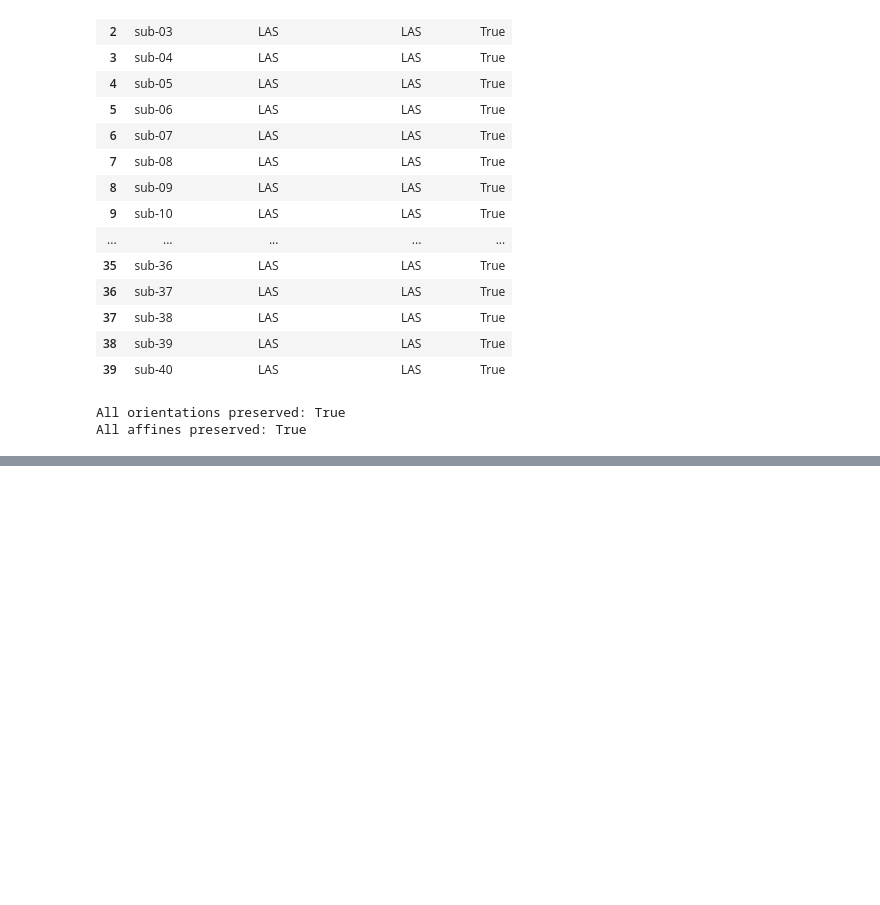
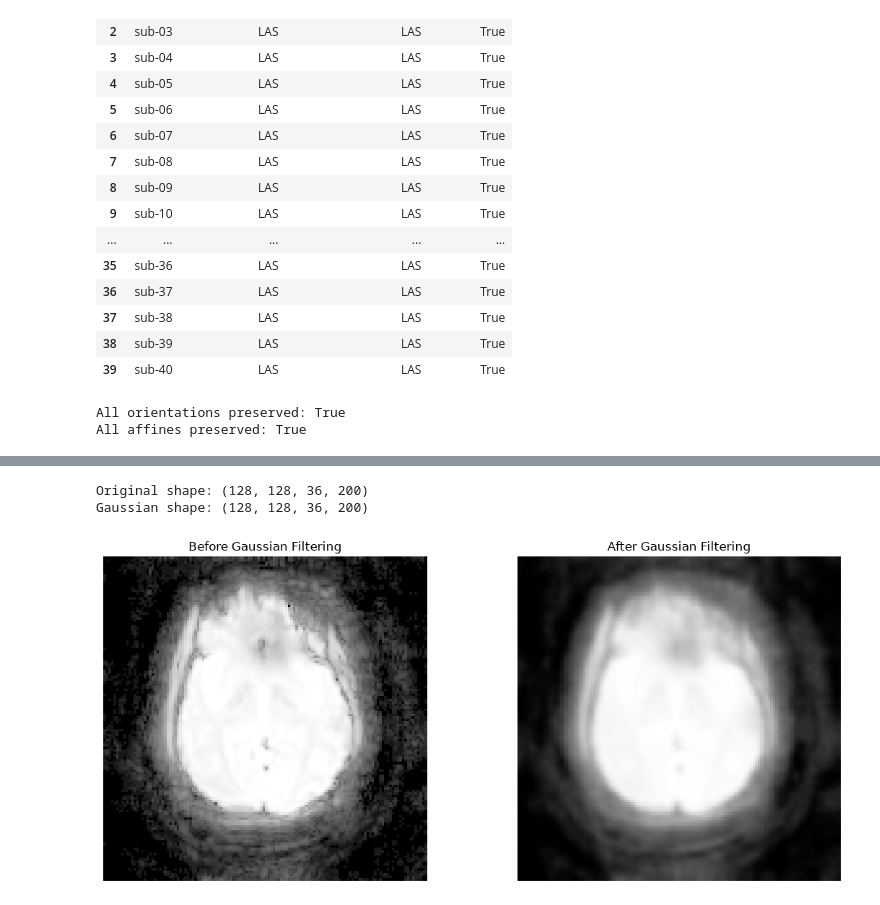
Before and after one commit to SharveshC/DIP_Capstone, a Jupyter notebook: notebook/final.ipynb, the cells around one changed output, grey strips where cells are left out. Saved outputs shown, nothing was run; the diff lists cells and outputs as text; code cells hidden in the pictures; blank space fills up the shorter version.

Commit message:
Add Gaussian Fourier and Low-Pass filtering

```diff
--- a/notebook/final.ipynb
+++ b/notebook/final.ipynb
@@ -1051,0 +1120,15 @@ All affines preserved: True
+# %%
+PROCESSED_DIR = Path(
+    r"C:\Users\mmadh\dataset\processed_member1\processed_member1"
+)
+
+GAUSSIAN_DIR = PROCESSED_DIR / "gaussian"
+GAUSSIAN_DIR.mkdir(parents=True, exist_ok=True)
+
+fmri_files = sorted(
+    PROCESSED_DIR.glob(
+        "sub-*/sub-*_task-fe_bold_processed.nii.gz"
+    )
+)
+
+print("Total files:", len(fmri_files))
@@ -1051,0 +1209,65 @@ All affines preserved: True
+# %%
+import nibabel as nib
+import matplotlib.pyplot as plt
+from pathlib import Path
+
+PROCESSED_DIR = Path(
+    r"C:\Users\mmadh\dataset\processed_member1\processed_member1"
+)
+
+GAUSSIAN_DIR = PROCESSED_DIR / "gaussian"
+
+subject = "sub-01"
+
+original_file = (
+    PROCESSED_DIR /
+    subject /
+    f"{subject}_task-fe_bold_processed.nii.gz"
+)
+
+gaussian_file = (
+    GAUSSIAN_DIR /
+    f"{subject}_gaussian.nii.gz"
+)
+
+original = nib.load(original_file).get_fdata()
+gaussian = nib.load(gaussian_file).get_fdata()
+
+print("Original shape:", original.shape)
+print("Gaussian shape:", gaussian.shape)
+# %% [output]
+Original shape: (128, 128, 36, 200)
+Gaussian shape: (128, 128, 36, 200)
+# %%
+time_index = 0
+z = original.shape[2] // 2
+
+plt.figure(figsize=(12, 5))
+
+plt.subplot(1, 2, 1)
+
+plt.imshow(
+    original[:, :, z, time_index].T,
+    cmap="gray",
+    origin="lower"
+)
+
+plt.title("Before Gaussian Filtering")
+plt.axis("off")
+
+
+plt.subplot(1, 2, 2)
+
+plt.imshow(
+    gaussian[:, :, z, time_index].T,
+    cmap="gray",
+    origin="lower"
+)
+
+plt.title("After Gaussian Filtering")
+plt.axis("off")
+
+plt.tight_layout()
+plt.show()
+# %% [output]
+[figure, added]
```
Also changed, not shown: parts of 33 cells of this notebook.
